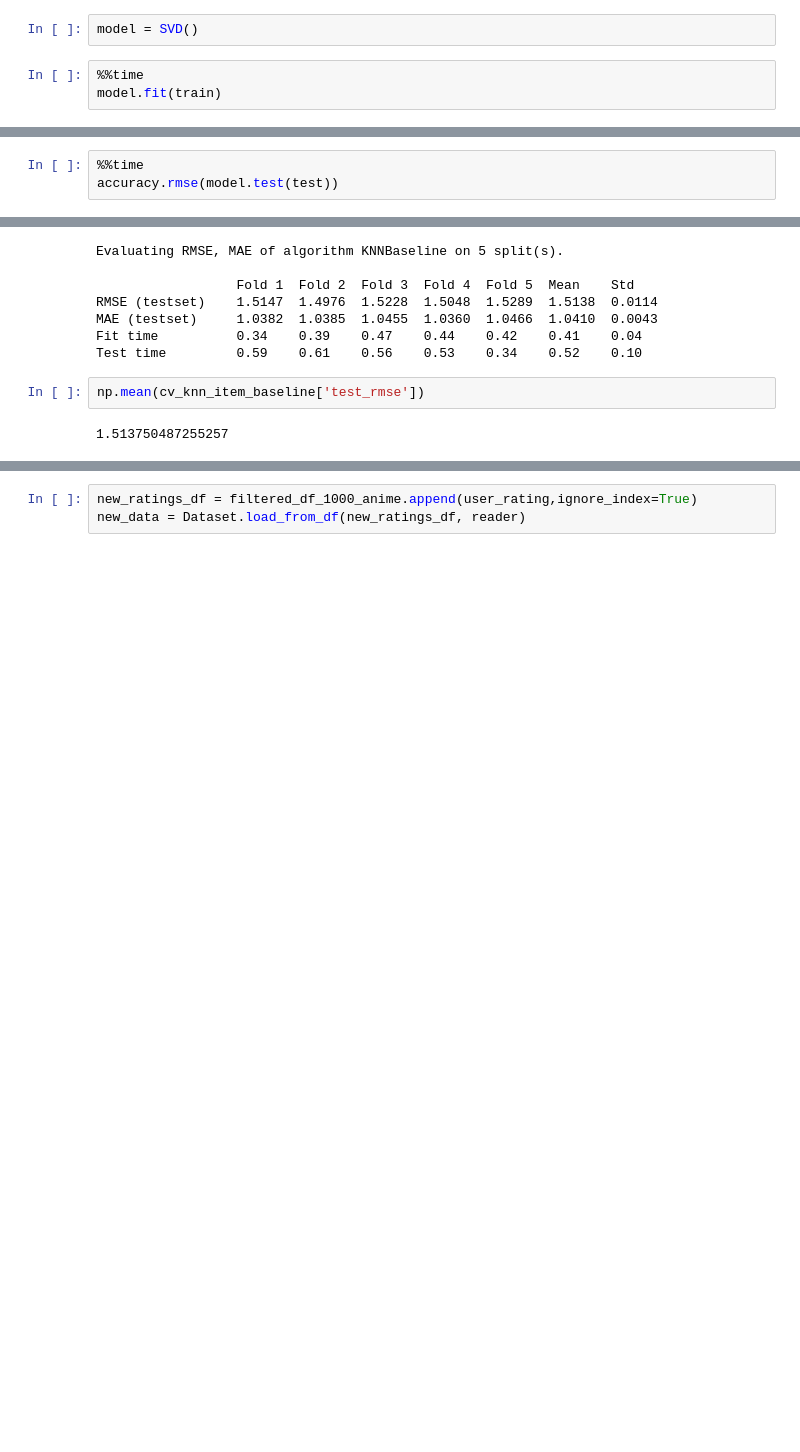
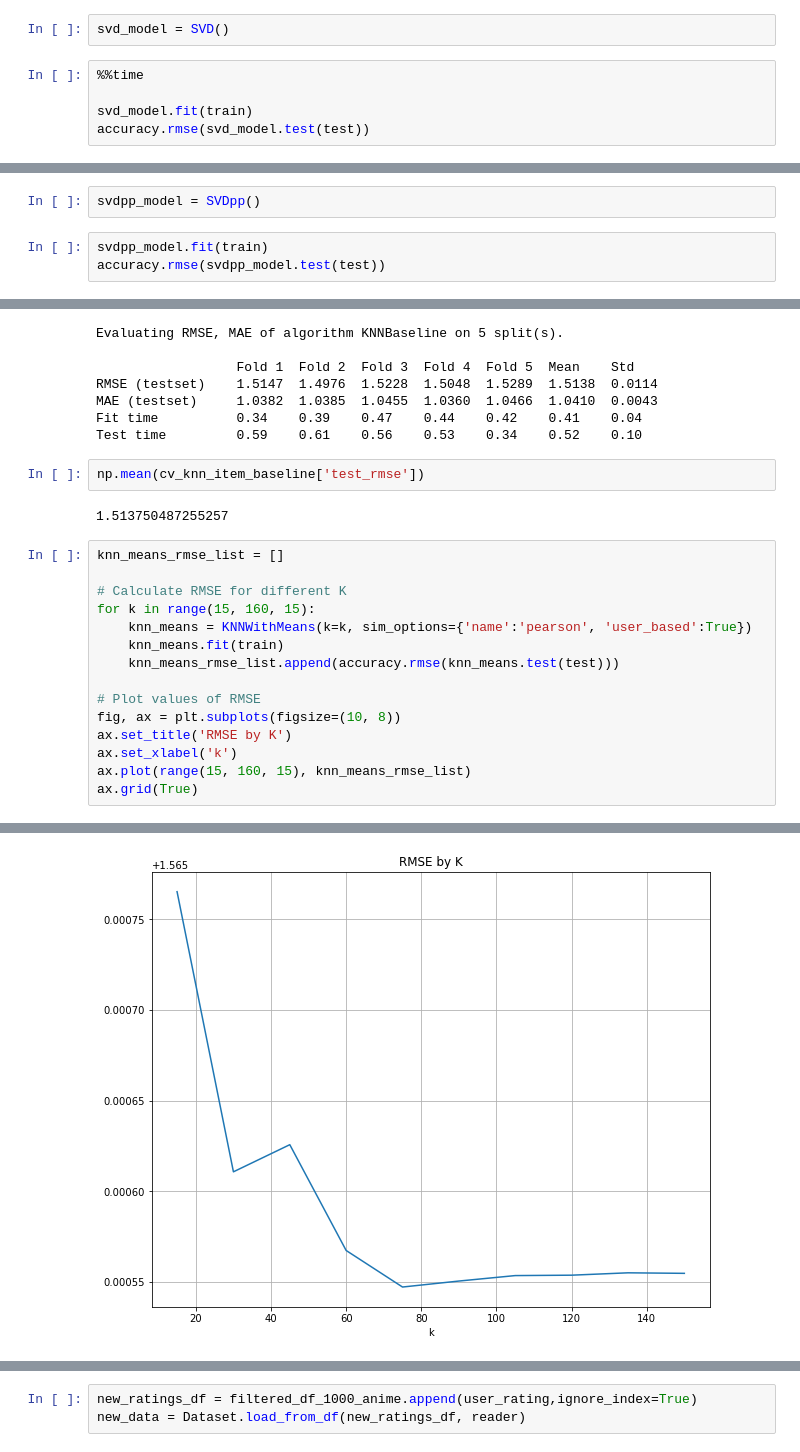
Before and after one commit to edgarg429/Anime_recommendation, a Jupyter notebook: Anime_Recommendation_Project.ipynb, the cells around one changed output, grey strips where cells are left out. Saved outputs shown, nothing was run; the diff lists cells and outputs as text; blank space fills up the shorter version.

```diff
--- a/Anime_Recommendation_Project.ipynb
+++ b/Anime_Recommendation_Project.ipynb
@@ -368,8 +455,10 @@ data = Dataset.load_from_df(filtered_df_1000_anime, reader)
 # %%
 train, test = train_test_split(data, test_size=.25)
 # %%
-model = SVD()
+svd_model = SVD()
 # %%
 %%time
-model.fit(train)
+
+svd_model.fit(train)
+accuracy.rmse(svd_model.test(test))
 # %% [output]
@@ -379,4 +486,6 @@ Wall time: 4.46 s
+# %%
+svdpp_model = SVDpp()
 # %%
-%%time
-accuracy.rmse(model.test(test))
+svdpp_model.fit(train)
+accuracy.rmse(svdpp_model.test(test))
 # %% [output]
@@ -587,3 +696,19 @@ Test time         0.59    0.61    0.56    0.53    0.34    0.52    0.10
 np.mean(cv_knn_item_baseline['test_rmse'])
 # %% [output]
 1.513750487255257
+# %%
+knn_means_rmse_list = []
+
+# Calculate RMSE for different K
+for k in range(15, 160, 15):
+    knn_means = KNNWithMeans(k=k, sim_options={'name':'pearson', 'user_based':True})
+    knn_means.fit(train)
+    knn_means_rmse_list.append(accuracy.rmse(knn_means.test(test)))
+
+# Plot values of RMSE
+fig, ax = plt.subplots(figsize=(10, 8))
+ax.set_title('RMSE by K')
+ax.set_xlabel('k')
+ax.plot(range(15, 160, 15), knn_means_rmse_list)
+ax.grid(True)
+# %% [output]
@@ -589,0 +732 @@ np.mean(cv_knn_item_baseline['test_rmse'])
+[figure, added]
```
Also changed, not shown: parts of 50 cells of this notebook, 1 other file.
